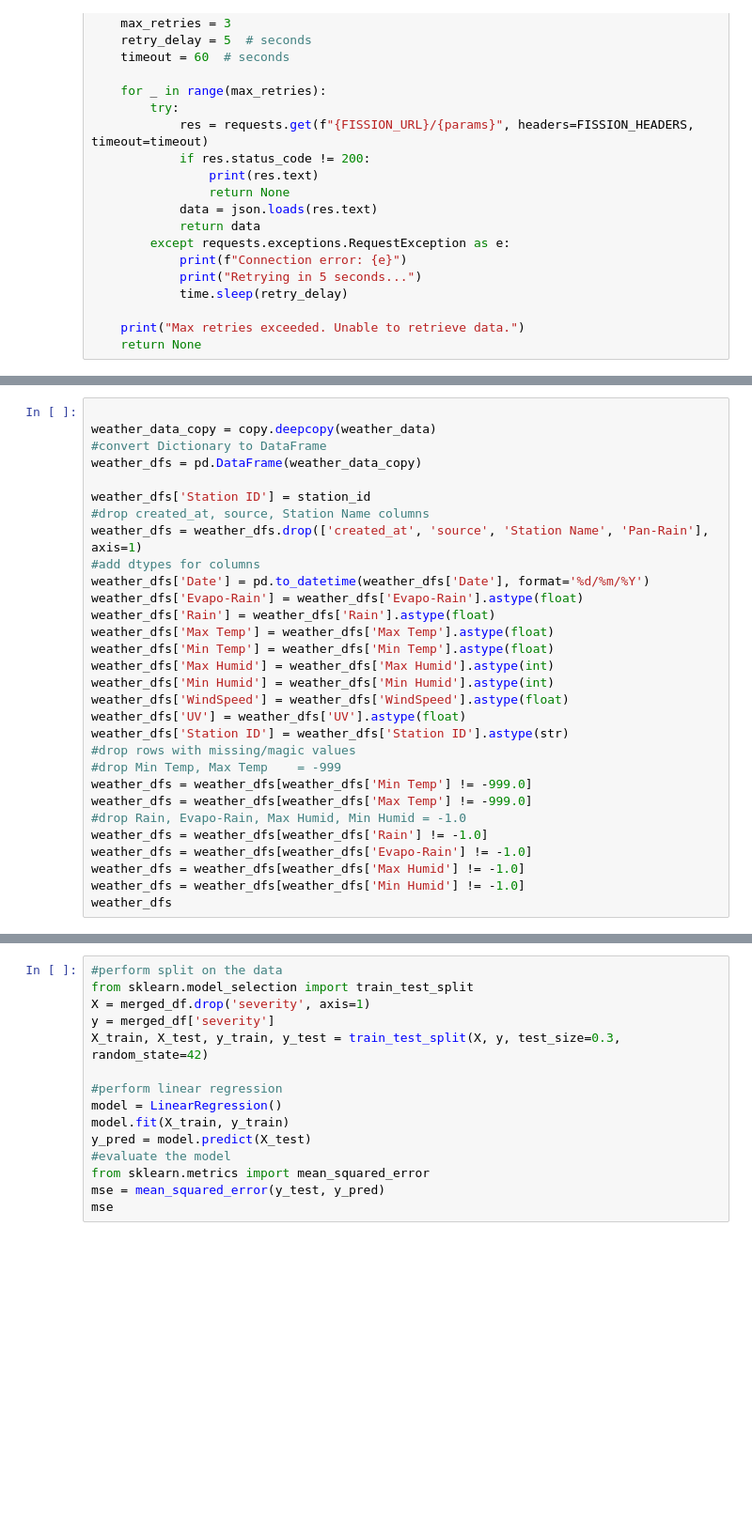
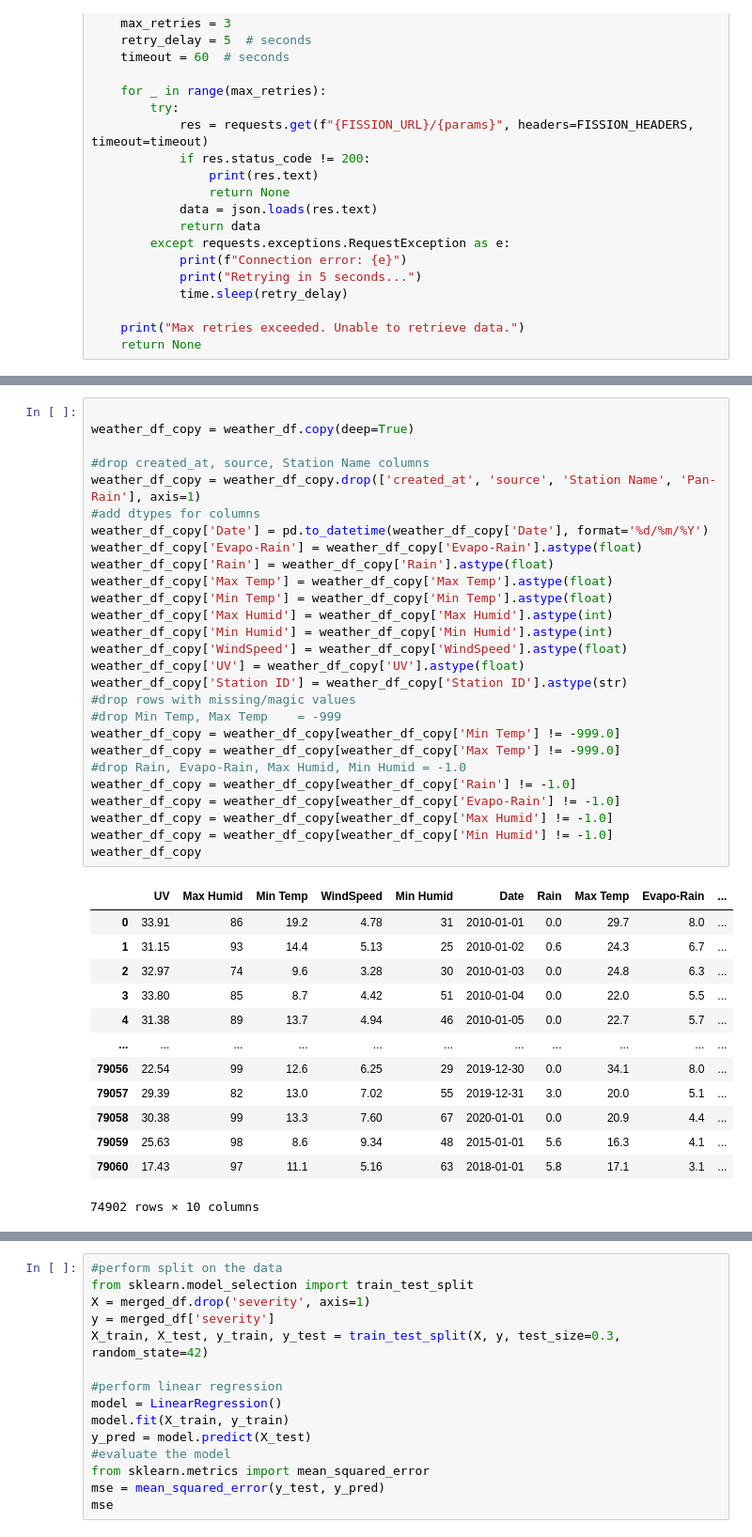
Before and after one commit to jeffphan8816/CloudDataScience, a Jupyter notebook: frontend/weathervscrashmodel.ipynb, the cells around one changed output, grey strips where cells are left out. Shown at 94% size. Cells and saved outputs as stored; diff of their text form; blank space fills up the shorter version.

```diff
--- a/frontend/weathervscrashmodel.ipynb
+++ b/frontend/weathervscrashmodel.ipynb
@@ -391,31 +246,42 @@ weather_data_copy
 # %%
 
-weather_data_copy = copy.deepcopy(weather_data)
-#convert Dictionary to DataFrame
-weather_dfs = pd.DataFrame(weather_data_copy)
+weather_df_copy = weather_df.copy(deep=True)
 
-weather_dfs['Station ID'] = station_id
 #drop created_at, source, Station Name columns
-weather_dfs = weather_dfs.drop(['created_at', 'source', 'Station Name', 'Pan-Rain'], axis=1)
+weather_df_copy = weather_df_copy.drop(['created_at', 'source', 'Station Name', 'Pan-Rain'], axis=1)
 #add dtypes for columns
-weather_dfs['Date'] = pd.to_datetime(weather_dfs['Date'], format='%d/%m/%Y')
-weather_dfs['Evapo-Rain'] = weather_dfs['Evapo-Rain'].astype(float)
-weather_dfs['Rain'] = weather_dfs['Rain'].astype(float)
-weather_dfs['Max Temp'] = weather_dfs['Max Temp'].astype(float)
-weather_dfs['Min Temp'] = weather_dfs['Min Temp'].astype(float)
-weather_dfs['Max Humid'] = weather_dfs['Max Humid'].astype(int)
-weather_dfs['Min Humid'] = weather_dfs['Min Humid'].astype(int)
-weather_dfs['WindSpeed'] = weather_dfs['WindSpeed'].astype(float)
-weather_dfs['UV'] = weather_dfs['UV'].astype(float)
-weather_dfs['Station ID'] = weather_dfs['Station ID'].astype(str)
+weather_df_copy['Date'] = pd.to_datetime(weather_df_copy['Date'], format='%d/%m/%Y')
+weather_df_copy['Evapo-Rain'] = weather_df_copy['Evapo-Rain'].astype(float)
+weather_df_copy['Rain'] = weather_df_copy['Rain'].astype(float)
+weather_df_copy['Max Temp'] = weather_df_copy['Max Temp'].astype(float)
+weather_df_copy['Min Temp'] = weather_df_copy['Min Temp'].astype(float)
+weather_df_copy['Max Humid'] = weather_df_copy['Max Humid'].astype(int)
+weather_df_copy['Min Humid'] = weather_df_copy['Min Humid'].astype(int)
+weather_df_copy['WindSpeed'] = weather_df_copy['WindSpeed'].astype(float)
+weather_df_copy['UV'] = weather_df_copy['UV'].astype(float)
+weather_df_copy['Station ID'] = weather_df_copy['Station ID'].astype(str)
 #drop rows with missing/magic values
 #drop Min Temp, Max Temp	= -999
-weather_dfs = weather_dfs[weather_dfs['Min Temp'] != -999.0]
-weather_dfs = weather_dfs[weather_dfs['Max Temp'] != -999.0]
+weather_df_copy = weather_df_copy[weather_df_copy['Min Temp'] != -999.0]
+weather_df_copy = weather_df_copy[weather_df_copy['Max Temp'] != -999.0]
 #drop Rain, Evapo-Rain, Max Humid, Min Humid = -1.0
-weather_dfs = weather_dfs[weather_dfs['Rain'] != -1.0]
-weather_dfs = weather_dfs[weather_dfs['Evapo-Rain'] != -1.0]
-weather_dfs = weather_dfs[weather_dfs['Max Humid'] != -1.0]
-weather_dfs = weather_dfs[weather_dfs['Min Humid'] != -1.0]
-weather_dfs
+weather_df_copy = weather_df_copy[weather_df_copy['Rain'] != -1.0]
+weather_df_copy = weather_df_copy[weather_df_copy['Evapo-Rain'] != -1.0]
+weather_df_copy = weather_df_copy[weather_df_copy['Max Humid'] != -1.0]
+weather_df_copy = weather_df_copy[weather_df_copy['Min Humid'] != -1.0]
+weather_df_copy
+# %% [output]
+|  | UV | Max Humid | Min Temp | WindSpeed | Min Humid | Date | Rain | Max Temp | Evapo-Rain | ... |
+| 0 | 33.91 | 86 | 19.2 | 4.78 | 31 | 2010-01-01 | 0.0 | 29.7 | 8.0 | ... |
+| 1 | 31.15 | 93 | 14.4 | 5.13 | 25 | 2010-01-02 | 0.6 | 24.3 | 6.7 | ... |
+| 2 | 32.97 | 74 | 9.6 | 3.28 | 30 | 2010-01-03 | 0.0 | 24.8 | 6.3 | ... |
+| 3 | 33.80 | 85 | 8.7 | 4.42 | 51 | 2010-01-04 | 0.0 | 22.0 | 5.5 | ... |
+| 4 | 31.38 | 89 | 13.7 | 4.94 | 46 | 2010-01-05 | 0.0 | 22.7 | 5.7 | ... |
+| ... | ... | ... | ... | ... | ... | ... | ... | ... | ... | ... |
+| 79056 | 22.54 | 99 | 12.6 | 6.25 | 29 | 2019-12-30 | 0.0 | 34.1 | 8.0 | ... |
+| 79057 | 29.39 | 82 | 13.0 | 7.02 | 55 | 2019-12-31 | 3.0 | 20.0 | 5.1 | ... |
+| 79058 | 30.38 | 99 | 13.3 | 7.60 | 67 | 2020-01-01 | 0.0 | 20.9 | 4.4 | ... |
+| 79059 | 25.63 | 98 | 8.6 | 9.34 | 48 | 2015-01-01 | 5.6 | 16.3 | 4.1 | ... |
+| 79060 | 17.43 | 97 | 11.1 | 5.16 | 63 | 2018-01-01 | 5.8 | 17.1 | 3.1 | ... |
+74902 rows × 10 columns
 # %%
```
Also changed, not shown: parts of 24 cells of this notebook, 1 other file.
